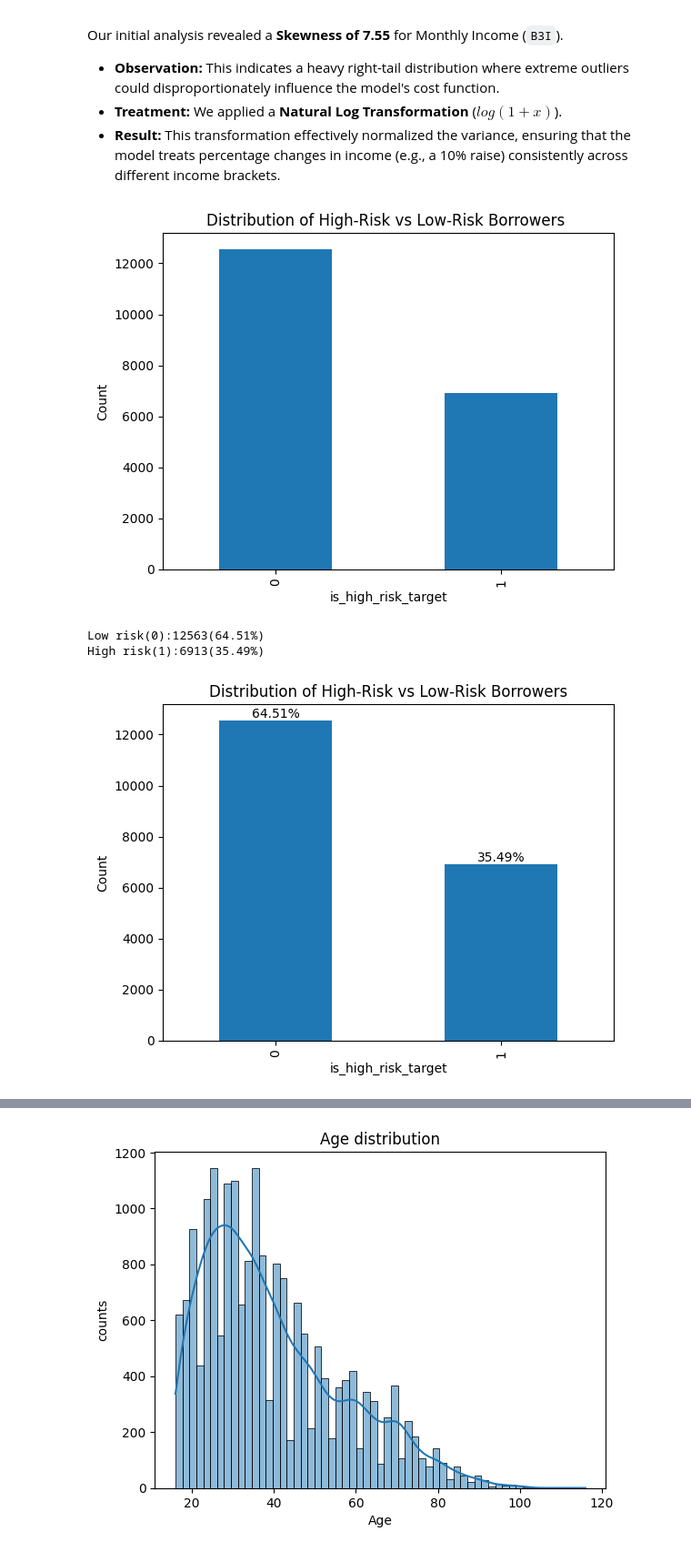
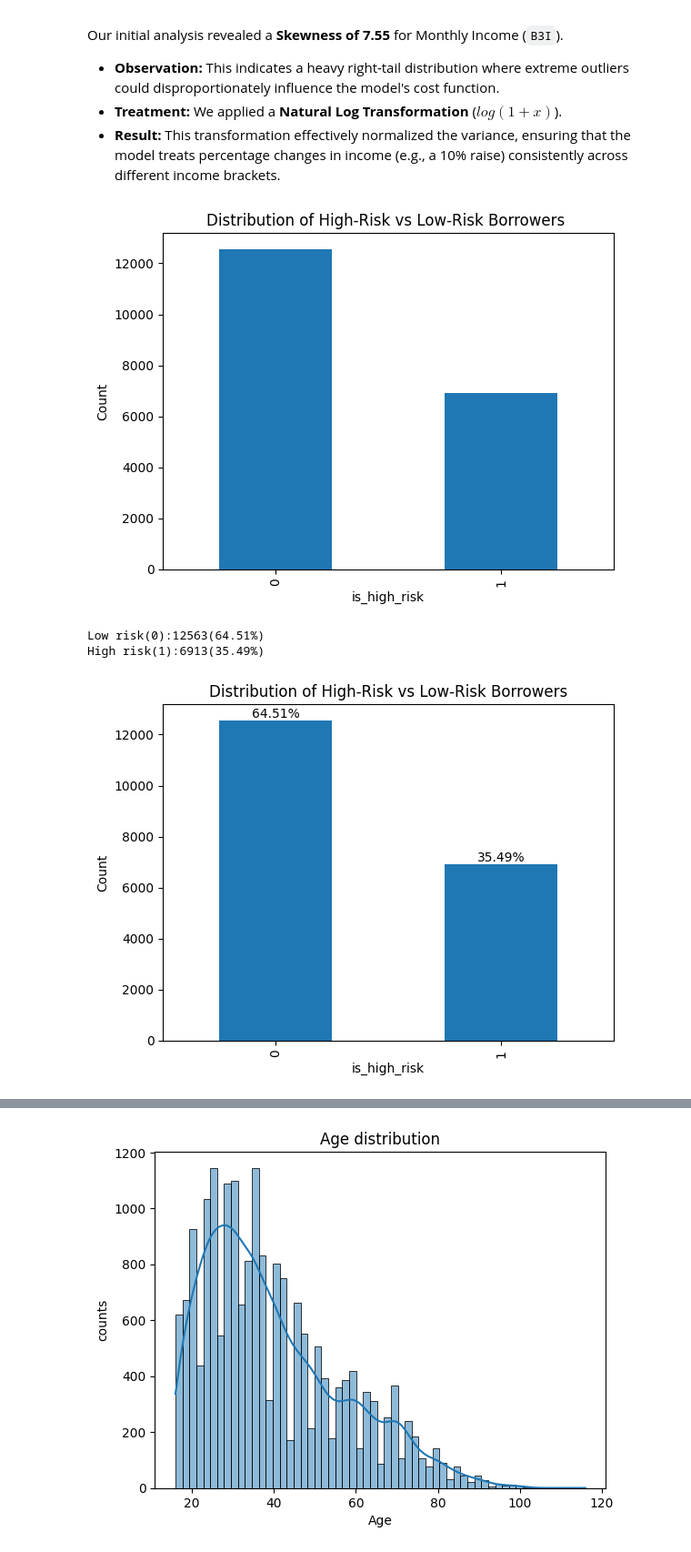
Before and after one commit to njorogepaul-moghul/Alternative-credit-scoring, a Jupyter notebook: Notebooks/Exploratory Data Analysis phase/Exploratory Data Analysis phase.ipynb, the cells around one changed output, grey strips where cells are left out. Shown at 91% size. Saved outputs shown, nothing was run; the diff lists cells and outputs as text; code cells hidden in the pictures.

```diff
--- a/Notebooks/Exploratory Data Analysis phase/Exploratory Data Analysis phase.ipynb
+++ b/Notebooks/Exploratory Data Analysis phase/Exploratory Data Analysis phase.ipynb
@@ -22,6 +22,6 @@ import numpy as np
 import seaborn as sns
 import matplotlib.pyplot as plt
 # %%
-df=pd.read_csv('C:\\Users\\Win\\Alternative credit scoring\\Data\\encoded_data.csv')
+df=pd.read_csv('C:\\Users\\Win\\Alternative credit scoring\\Data\\cleaned_data.csv')
 df.head()
 # %% [output]
@@ -167,11 +156,11 @@ Our initial analysis revealed a **Skewness of 7.55** for Monthly Income (`B3I`).
 - **Result:** This transformation effectively normalized the variance, ensuring that the model treats percentage changes in income (e.g., a 10% raise) consistently across different income brackets.
 # %%
 #lets check tha balance of risk classes
-df['is_high_risk_target'].value_counts().plot(kind='bar')
-plt.xlabel('is_high_risk_target')
+df['is_high_risk'].value_counts().plot(kind='bar')
+plt.xlabel('is_high_risk')
 plt.ylabel('Count')
 plt.title('Distribution of High-Risk vs Low-Risk Borrowers ')
 plt.show()
 # %% [output]
-[figure, old version]
+[figure, new version]
 # %%
@@ -183,8 +172,8 @@ print(f"High risk(1):{counts[1]}({percentage[1]:.2f}%)")
 Low risk(0):12563(64.51%)
 High risk(1):6913(35.49%)
 # %%
-counts = df['is_high_risk_target'].value_counts()
-percentages = df['is_high_risk_target'].value_counts(normalize=True) * 100
+counts = df['is_high_risk'].value_counts()
+percentages = df['is_high_risk'].value_counts(normalize=True) * 100
 
 ax = counts.plot(kind='bar')
 
@@ -192,12 +181,12 @@ for i, v in enumerate(counts):
     ax.text(i, v, f"{percentages.iloc[i]:.2f}%",
             ha='center', va='bottom')
 
-plt.xlabel('is_high_risk_target')
+plt.xlabel('is_high_risk')
 plt.ylabel('Count')
 plt.title('Distribution of High-Risk vs Low-Risk Borrowers')
 plt.show()
 # %% [output]
-[figure, old version]
+[figure, new version]
 # %%
 df.columns
 # %% [output]
```
Also changed, not shown: parts of 36 cells of this notebook, 2 other files.
